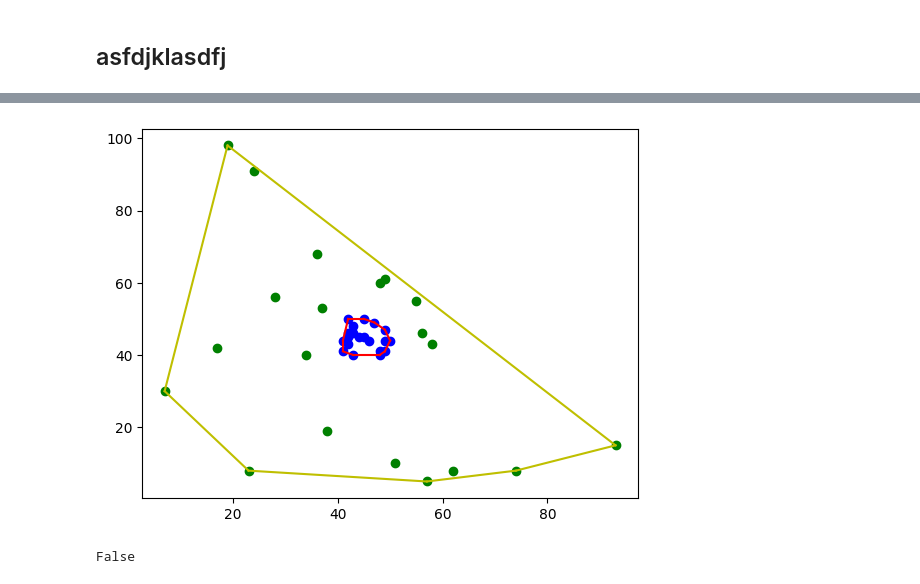
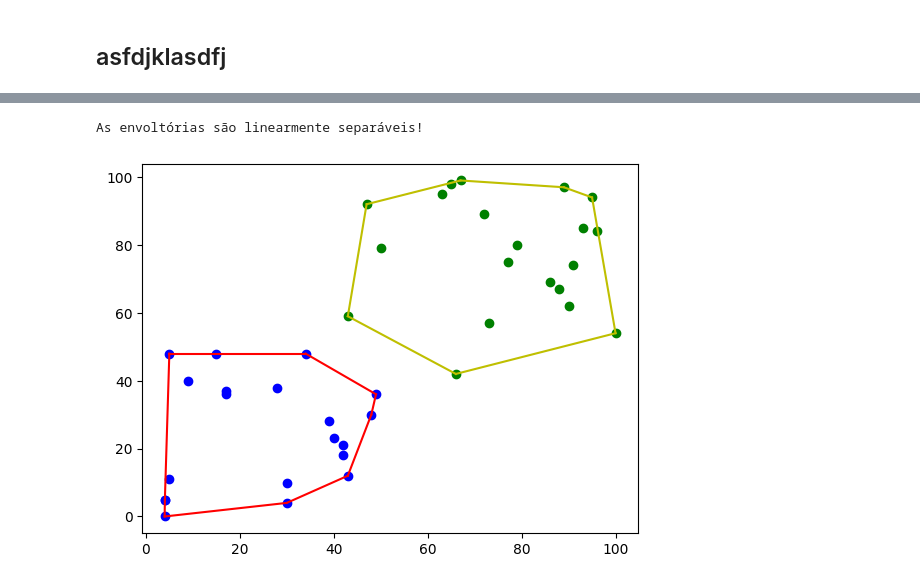
Before and after one commit to Chbmleao/Algorithms2-TP1, a Jupyter notebook: tp1.ipynb, the cells around one changed output, grey strips where cells are left out. Drawn from its saved outputs; the diff is of its cells as text; code cells hidden in the pictures.

Commit message:
feat: add verification if a hull is inside another

```diff
--- a/tp1.ipynb
+++ b/tp1.ipynb
@@ -430,7 +430,7 @@ class RedBlackTree:
 ## asfdjklasdfj
 # %%
 # checks if p lies on the segment p1p2
-def on_segment(p1, p2, p):
+def onSegment(p1, p2, p):
     return min(p1.x, p2.x) <= p.x <= max(p1.x, p2.x) and min(p1.y, p2.y) <= p.y <= max(p1.y, p2.y)
 # %%
 # checks if line segment p1p2 and p3p4 intersect
@@ -583,8 +583,8 @@ True
 # %%
-points1 = create_points(20, 40, 50)
+points1 = create_points(20, 0, 50)
 hull1 = giftWrapping(points1)
 
-points2 = create_points(20, 5, 100)
+points2 = create_points(20, 40, 100)
 hull2 = giftWrapping(points2)
 
 
@@ -683,9 +683,44 @@ def hullIntersects(hull1, hull2):
     ): return True
 
     return False
-
-scatterPlots((points1, hull1), (points2, hull2))
-print(hullIntersects(hull1, hull2))
-# %% [output]
-[figure, removed]
-False
+# %%
+import sys
+
+largestInt = sys.maxsize
+
+def isInside(poly, p):
+    n = len(poly)
+    if n < 3:
+        return False
+
+    exline = Segment(p, Point(largestInt, p.y))
+    count = 0
+    i = 0
+    while True:
+        side = Segment(poly[i], poly[(i + 1) % n])
+        if intersect(side, exline):
+            if (direction(side.p1, p, side.p2) == 0):
+                return onSegment(side.p1, side.p2, p);
+            count += 1
+
+        i = (i + 1) % n
+        if i == 0:
+            break
+
+    return count % 2
+# %%
+def isLinearlySeparable(hull1, hull2):
+    if hullIntersects(hull1, hull2):
+        return False
+
+    if isInside(hull1, hull2[0]) or isInside(hull2, hull1[0]):
+        return False
+
+    return True
+
+printAux = '' if isLinearlySeparable(hull1, hull2) else 'NÃO '
+print('As envoltórias ' + printAux + 'são linearmente separáveis!')
+scatterPlots((points1, hull1), (points2, hull2))
+# %% [output]
+As envoltórias são linearmente separáveis!
+[figure, added]
```
Also changed, not shown: parts of 3 cells of this notebook.
